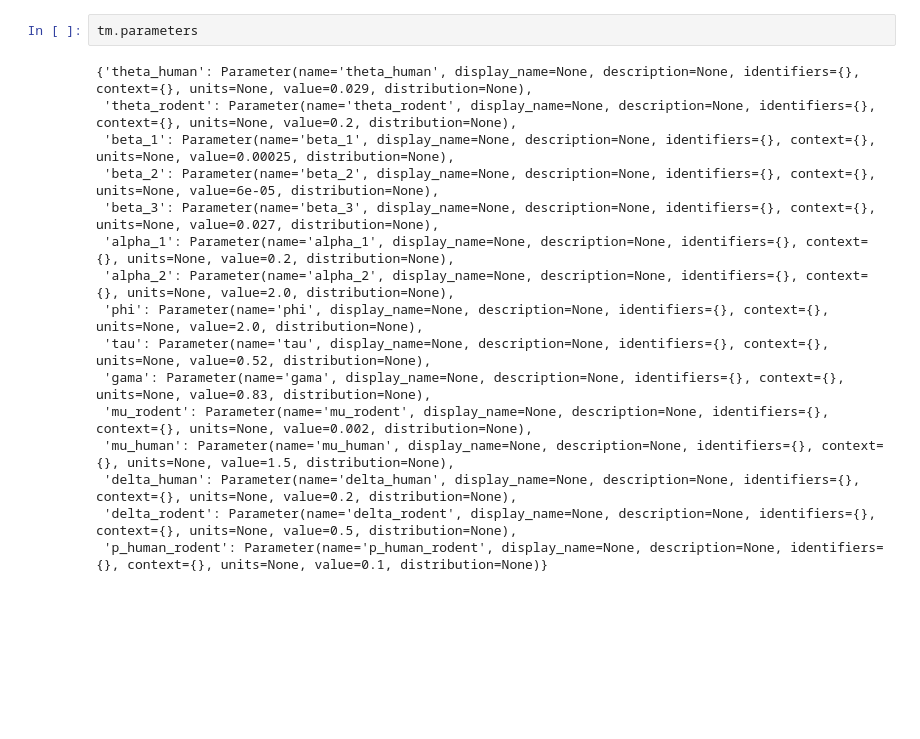
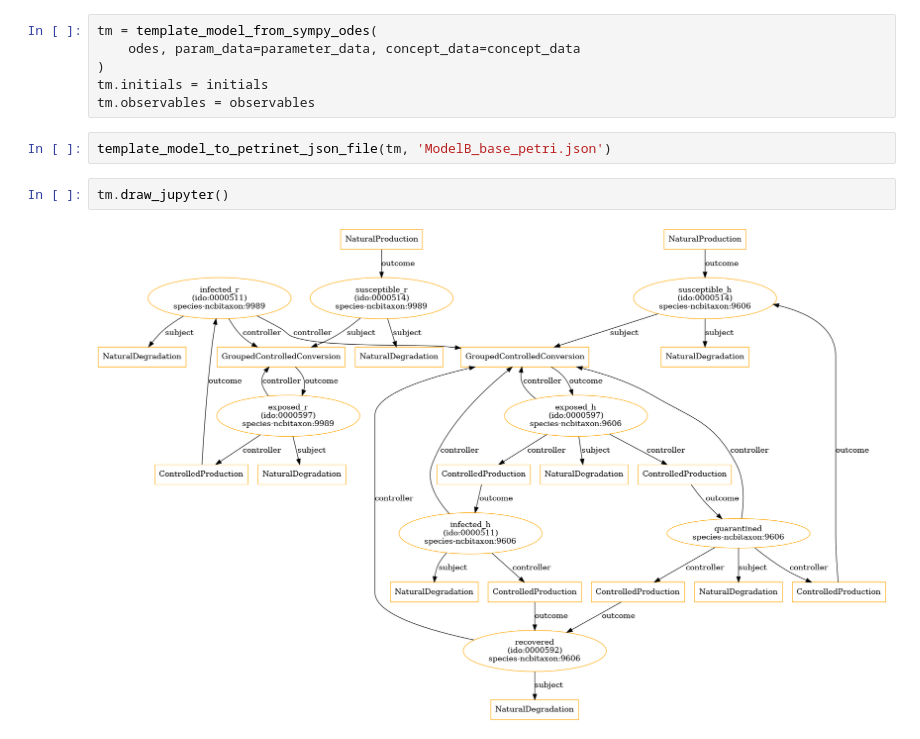
Before and after one commit to gyorilab/mira, a Jupyter notebook: notebooks/hackathon_2024.12/ModelB.ipynb, the cells around one changed output. Saved outputs shown, nothing was run; the diff lists cells and outputs as text; blank space fills up the shorter version.

Commit message:
Reimplement model B using a set of ode equations

```diff
--- a/notebooks/hackathon_2024.12/ModelB.ipynb
+++ b/notebooks/hackathon_2024.12/ModelB.ipynb
@@ -126,18 +196,12 @@ tm.set_parameters(new_param_values)
+# %%
+tm = template_model_from_sympy_odes(
+    odes, param_data=parameter_data, concept_data=concept_data
+)
+tm.initials = initials
+tm.observables = observables
+# %%
+template_model_to_petrinet_json_file(tm, 'ModelB_base_petri.json')
 # %%
-tm.parameters
+tm.draw_jupyter()
 # %% [output]
-{'theta_human': Parameter(name='theta_human', display_name=None, description=None, identifiers={}, context={}, units=None, value=0.029, distribution=None),
- 'theta_rodent': Parameter(name='theta_rodent', display_name=None, description=None, identifiers={}, context={}, units=None, value=0.2, distribution=None),
- 'beta_1': Parameter(name='beta_1', display_name=None, description=None, identifiers={}, context={}, units=None, value=0.00025, distribution=None),
- 'beta_2': Parameter(name='beta_2', display_name=None, description=None, identifiers={}, context={}, units=None, value=6e-05, distribution=None),
- 'beta_3': Parameter(name='beta_3', display_name=None, description=None, identifiers={}, context={}, units=None, value=0.027, distribution=None),
- 'alpha_1': Parameter(name='alpha_1', display_name=None, description=None, identifiers={}, context={}, units=None, value=0.2, distribution=None),
- 'alpha_2': Parameter(name='alpha_2', display_name=None, description=None, identifiers={}, context={}, units=None, value=2.0, distribution=None),
- 'phi': Parameter(name='phi', display_name=None, description=None, identifiers={}, context={}, units=None, value=2.0, distribution=None),
- 'tau': Parameter(name='tau', display_name=None, description=None, identifiers={}, context={}, units=None, value=0.52, distribution=None),
- 'gama': Parameter(name='gama', display_name=None, description=None, identifiers={}, context={}, units=None, value=0.83, distribution=None),
- 'mu_rodent': Parameter(name='mu_rodent', display_name=None, description=None, identifiers={}, context={}, units=None, value=0.002, distribution=None),
- 'mu_human': Parameter(name='mu_human', display_name=None, description=None, identifiers={}, context={}, units=None, value=1.5, distribution=None),
- 'delta_human': Parameter(name='delta_human', display_name=None, description=None, identifiers={}, context={}, units=None, value=0.2, distribution=None),
- 'delta_rodent': Parameter(name='delta_rodent', display_name=None, description=None, identifiers={}, context={}, units=None, value=0.5, distribution=None),
- 'p_human_rodent': Parameter(name='p_human_rodent', display_name=None, description=None, identifiers={}, context={}, units=None, value=0.1, distribution=None)}
+[figure, added]
```
Also changed, not shown: parts of 14 cells of this notebook, 1 other file.
